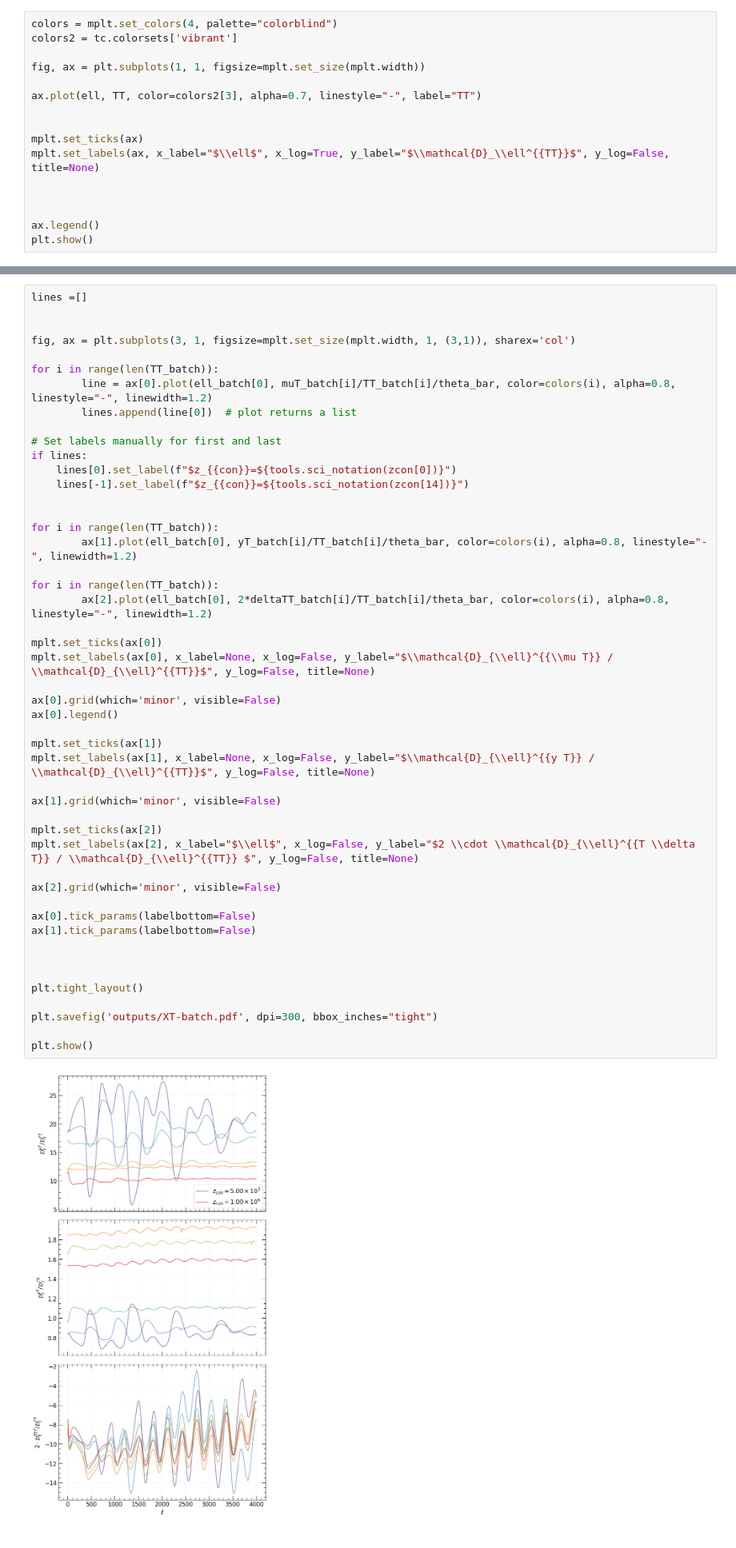
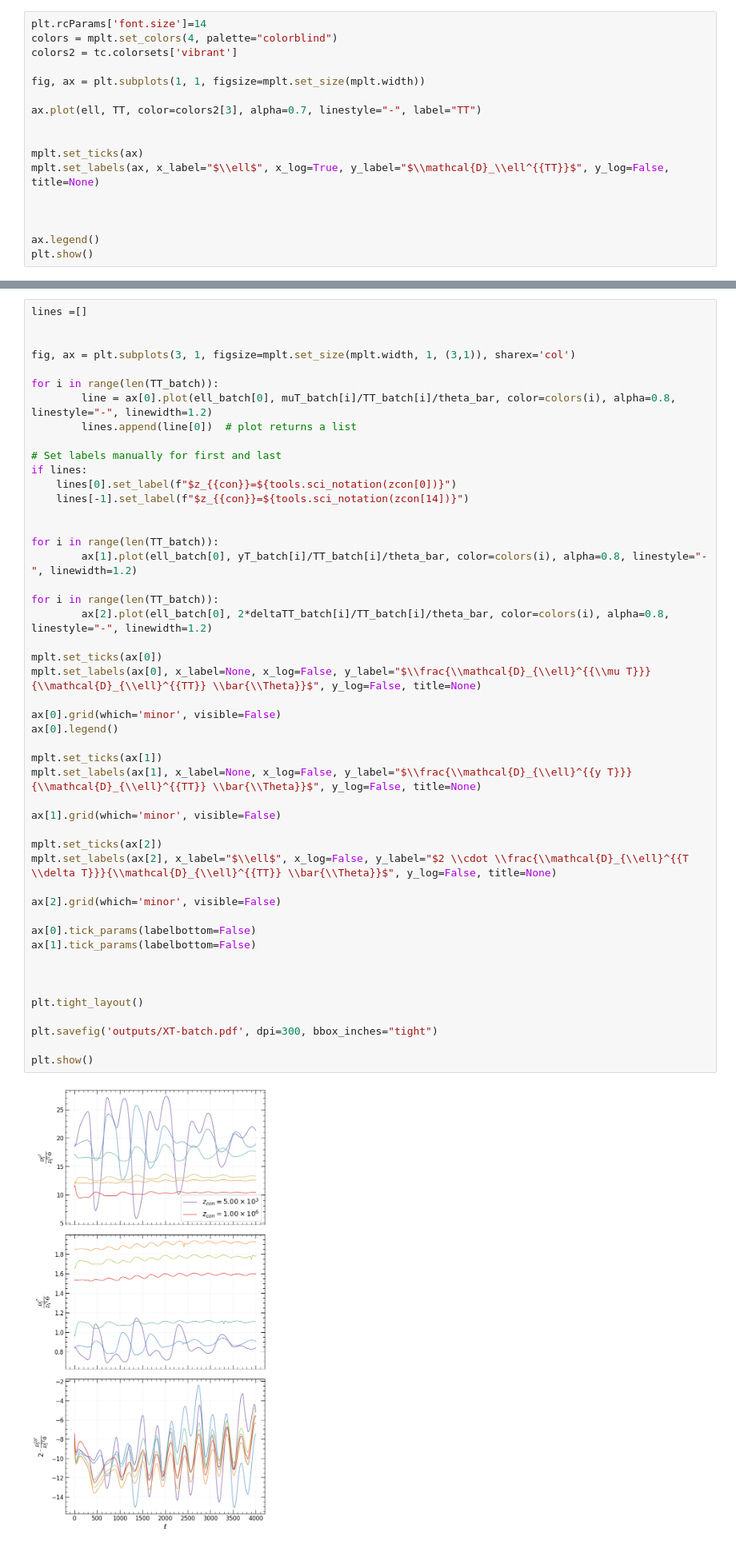
Before and after one commit to Sareva00/Photon_conversion, a Jupyter notebook: power_spectra.ipynb, the cells around one changed output, grey strips where cells are left out. Shown at 80% size. Drawn from its saved outputs; the diff is of its cells as text.

Commit message:
changing the font size in plots

```diff
--- a/power_spectra.ipynb
+++ b/power_spectra.ipynb
@@ -39,6 +39,7 @@ _ , _ , _ , yT_1, muT_1, T_T_corr_1 = extract_PS("../Data/Dark-photons/output_dp
 _ , _ , _ , yT_2, muT_2, T_T_corr_2 = extract_PS("../Data/Dark-photons/output_dp_PS2/outputs-dp1.2_PS/")
 _ , _ , _ , yT_3, muT_3, T_T_corr_3 = extract_PS("../Data/Dark-photons/output_dp_PS2/outputs-dp1.3_PS/")
 # %%
+plt.rcParams['font.size']=14
 colors = mplt.set_colors(4, palette="colorblind")
 colors2 = tc.colorsets['vibrant']
 
@@ -256,37 +257,37 @@ if lines:
 for i in range(len(TT_batch)):
         ax[1].plot(ell_batch[0], yT_batch[i]/TT_batch[i]/theta_bar, color=colors(i), alpha=0.8, linestyle="-", linewidth=1.2)
 
 for i in range(len(TT_batch)):
         ax[2].plot(ell_batch[0], 2*deltaTT_batch[i]/TT_batch[i]/theta_bar, color=colors(i), alpha=0.8, linestyle="-", linewidth=1.2)
 
 mplt.set_ticks(ax[0])
-mplt.set_labels(ax[0], x_label=None, x_log=False, y_label="$\\mathcal{D}_{\\ell}^{{\\mu T}} / \\mathcal{D}_{\\ell}^{{TT}}$", y_log=False, title=None)
+mplt.set_labels(ax[0], x_label=None, x_log=False, y_label="$\\frac{\\mathcal{D}_{\\ell}^{{\\mu T}}}{\\mathcal{D}_{\\ell}^{{TT}} \\bar{\\Theta}}$", y_log=False, title=None)
 
 ax[0].grid(which='minor', visible=False)
 ax[0].legend()
 
 mplt.set_ticks(ax[1])
-mplt.set_labels(ax[1], x_label=None, x_log=False, y_label="$\\mathcal{D}_{\\ell}^{{y T}} / \\mathcal{D}_{\\ell}^{{TT}}$", y_log=False, title=None)
+mplt.set_labels(ax[1], x_label=None, x_log=False, y_label="$\\frac{\\mathcal{D}_{\\ell}^{{y T}}}{\\mathcal{D}_{\\ell}^{{TT}} \\bar{\\Theta}}$", y_log=False, title=None)
 
 ax[1].grid(which='minor', visible=False)
 
 mplt.set_ticks(ax[2])
-mplt.set_labels(ax[2], x_label="$\\ell$", x_log=False, y_label="$2 \\cdot \\mathcal{D}_{\\ell}^{{T \\delta T}} / \\mathcal{D}_{\\ell}^{{TT}} $", y_log=False, title=None)
+mplt.set_labels(ax[2], x_label="$\\ell$", x_log=False, y_label="$2 \\cdot \\frac{\\mathcal{D}_{\\ell}^{{T \\delta T}}}{\\mathcal{D}_{\\ell}^{{TT}} \\bar{\\Theta}}$", y_log=False, title=None)
 
 ax[2].grid(which='minor', visible=False)
 
 ax[0].tick_params(labelbottom=False)
 ax[1].tick_params(labelbottom=False)
 
 
 
 plt.tight_layout()
 
 plt.savefig('outputs/XT-batch.pdf', dpi=300, bbox_inches="tight")
 
 plt.show()
 # %% [output]
-[figure, old version]
+[figure, new version]
 # %%
 fig, ax = plt.subplots(1, 1, figsize=mplt.set_size(mplt.width))
 
```
Also changed, not shown: parts of 9 cells of this notebook, 4 other files.
